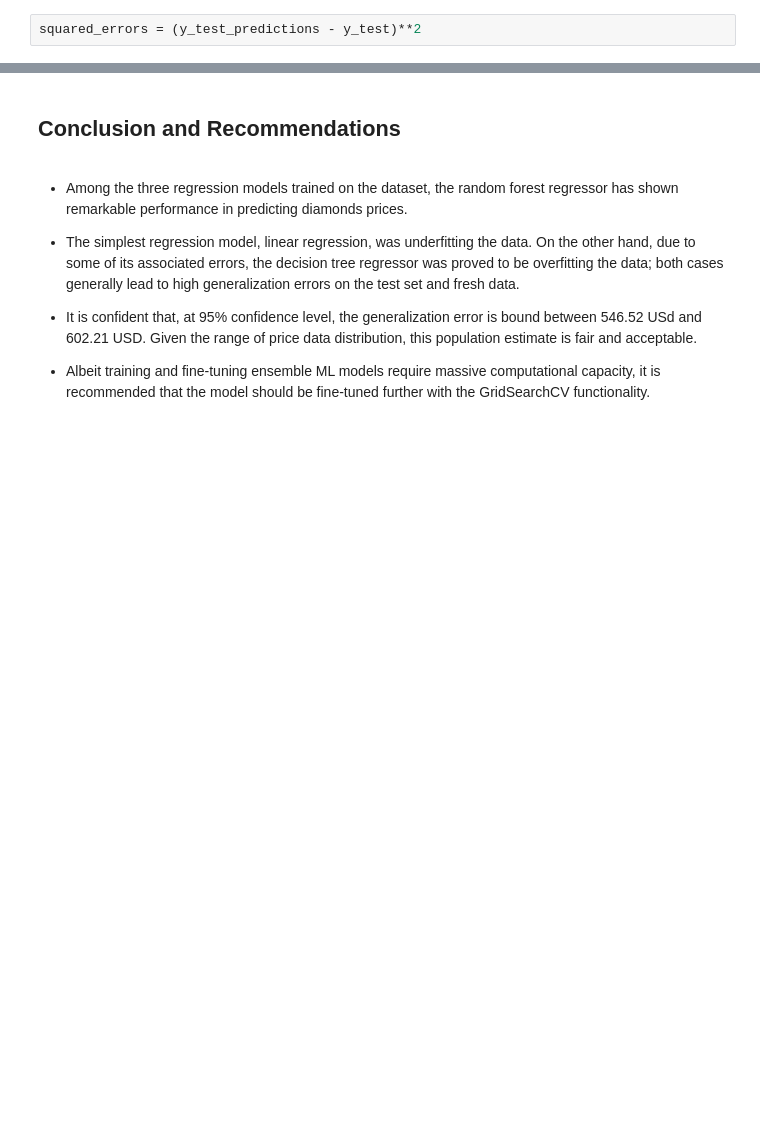
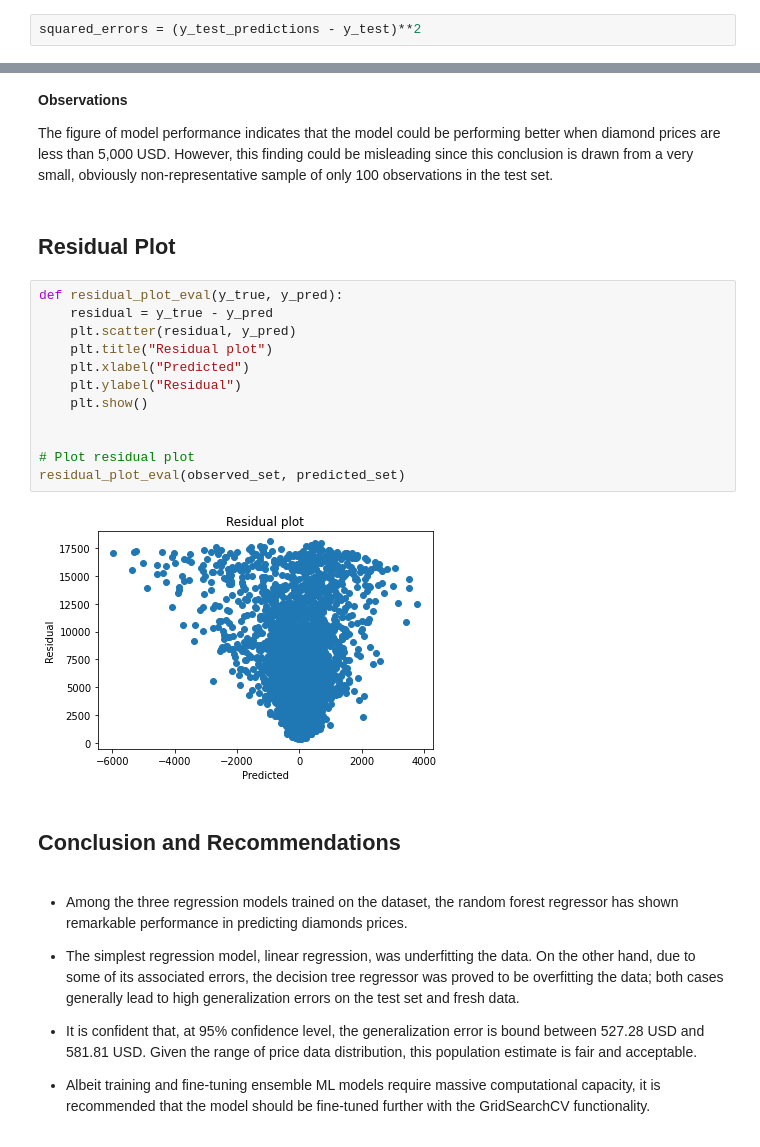
Before and after one commit to kadaso/Diamonds-price-prediction, a Jupyter notebook: Main/learning.ipynb, the cells around one changed output, grey strips where cells are left out. Cells and saved outputs as stored; diff of their text form; blank space fills up the shorter version.

```diff
--- a/Main/learning.ipynb
+++ b/Main/learning.ipynb
@@ -604,8 +659,28 @@ The generalization error lies between 546.5222 USD and 602.2099 USD at 95.0% con
+# %% [markdown]
+**Observations**
+
+The figure of model performance indicates that the model could be performing better when diamond prices are less than 5,000 USD. However, this finding could be misleading since this conclusion is drawn from a very small, obviously non-representative sample of only 100 observations in the test set.
+# %% [markdown]
+## Residual Plot
+# %%
+def residual_plot_eval(y_true, y_pred):
+    residual = y_true - y_pred
+    plt.scatter(residual, y_pred)
+    plt.title("Residual plot")
+    plt.xlabel("Predicted")
+    plt.ylabel("Residual")
+    plt.show()
+
+
+# Plot residual plot
+residual_plot_eval(observed_set, predicted_set)
+# %% [output]
+[figure, added]
 # %% [markdown]
 ## Conclusion and Recommendations
 # %% [markdown]
 * Among the three regression models trained on the dataset, the random forest regressor has shown remarkable performance in predicting diamonds prices.
 * The simplest regression model, linear regression, was underfitting the data. On the other hand, due to some of its associated errors, the decision tree regressor was proved to be overfitting the data; both cases generally lead to high generalization errors on the test set and fresh data.
-* It is confident that, at 95% confidence level, the generalization error is bound between 546.52 USd and 602.21 USD. Given the range of price data distribution, this population estimate is fair and acceptable.
+* It is confident that, at 95% confidence level, the generalization error is bound between 527.28 USD and 581.81 USD. Given the range of price data distribution, this population estimate is fair and acceptable.
 
 * Albeit training and fine-tuning ensemble ML models require massive computational capacity, it is recommended that the model should be fine-tuned further with the GridSearchCV functionality.
```
Also changed, not shown: parts of 21 cells of this notebook, 2 other files.
